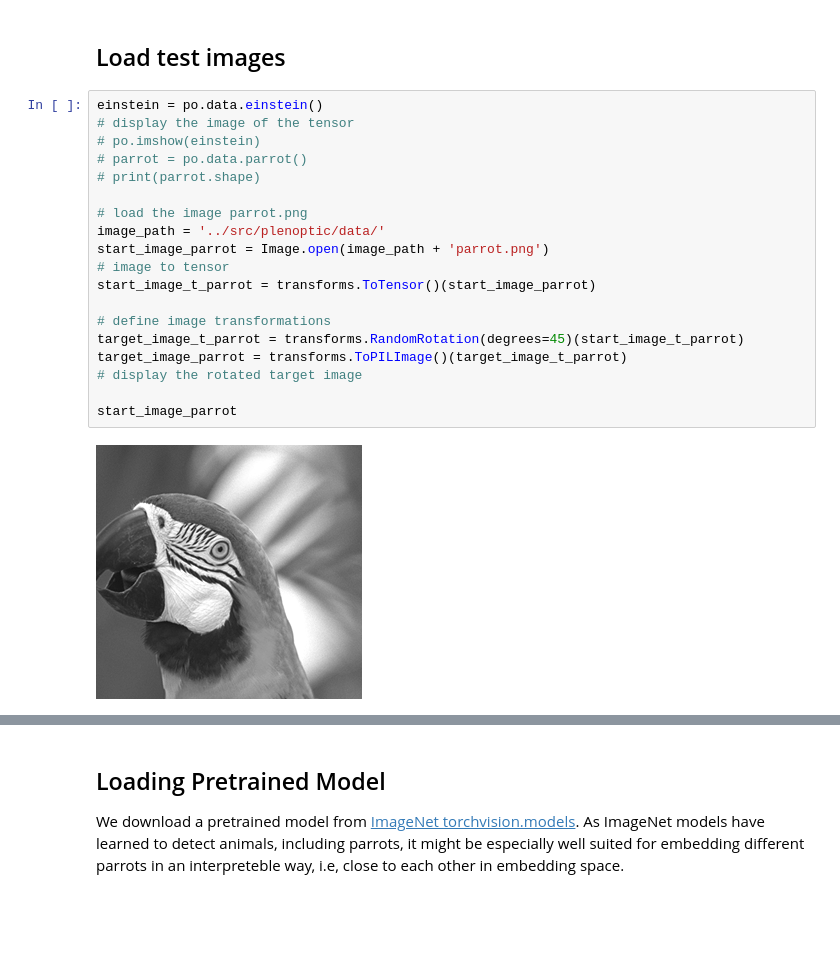
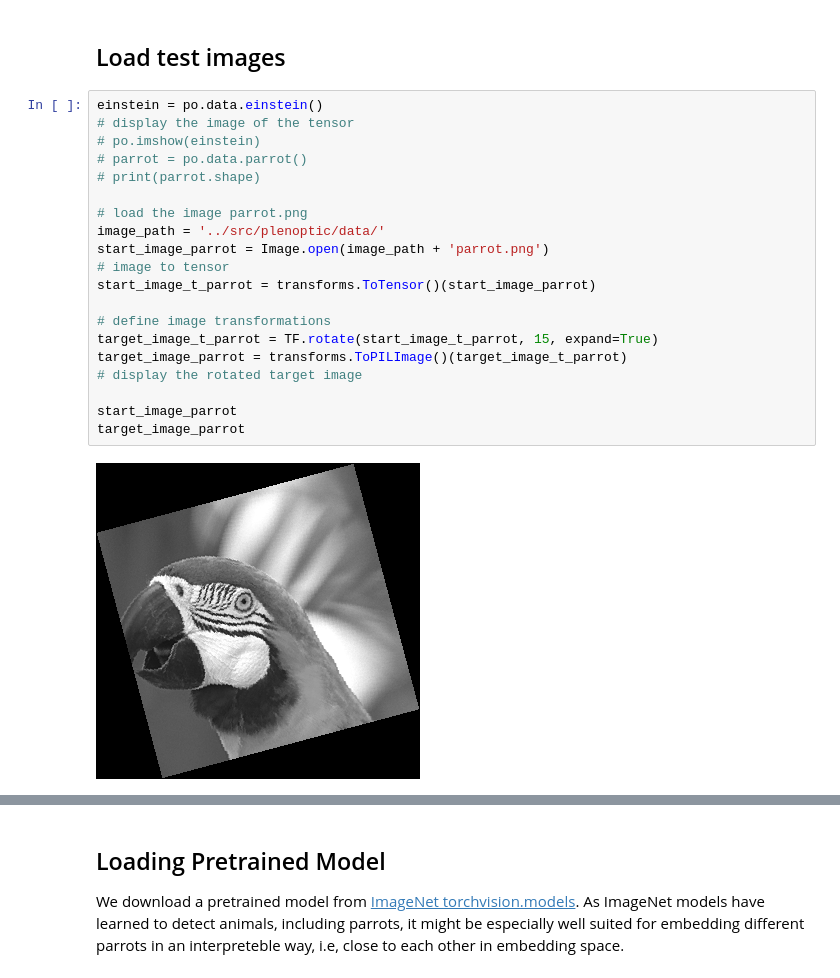
Before and after one commit to hmd101/plenoptic, a Jupyter notebook: examples/05_01_geodasics_sandbox.ipynb, the cells around one changed output, grey strips where cells are left out. Cells and saved outputs as stored; diff of their text form; blank space fills up the shorter version.

```diff
--- a/examples/05_01_geodasics_sandbox.ipynb
+++ b/examples/05_01_geodasics_sandbox.ipynb
@@ -62,21 +67,22 @@ torch.__version__
 # %%
 einstein = po.data.einstein()
 # display the image of the tensor
 # po.imshow(einstein)
 # parrot = po.data.parrot()
 # print(parrot.shape)
 
 # load the image parrot.png
 image_path = '../src/plenoptic/data/'
 start_image_parrot = Image.open(image_path + 'parrot.png')
 # image to tensor
 start_image_t_parrot = transforms.ToTensor()(start_image_parrot)
 
 # define image transformations
-target_image_t_parrot = transforms.RandomRotation(degrees=45)(start_image_t_parrot)
+target_image_t_parrot = TF.rotate(start_image_t_parrot, 15, expand=True)
 target_image_parrot = transforms.ToPILImage()(target_image_t_parrot)
 # display the rotated target image
 
 start_image_parrot
+target_image_parrot
 # %% [output]
-[figure, old version]
+[figure, new version]
```
Also changed, not shown: parts of 12 cells of this notebook, 1 other file.
